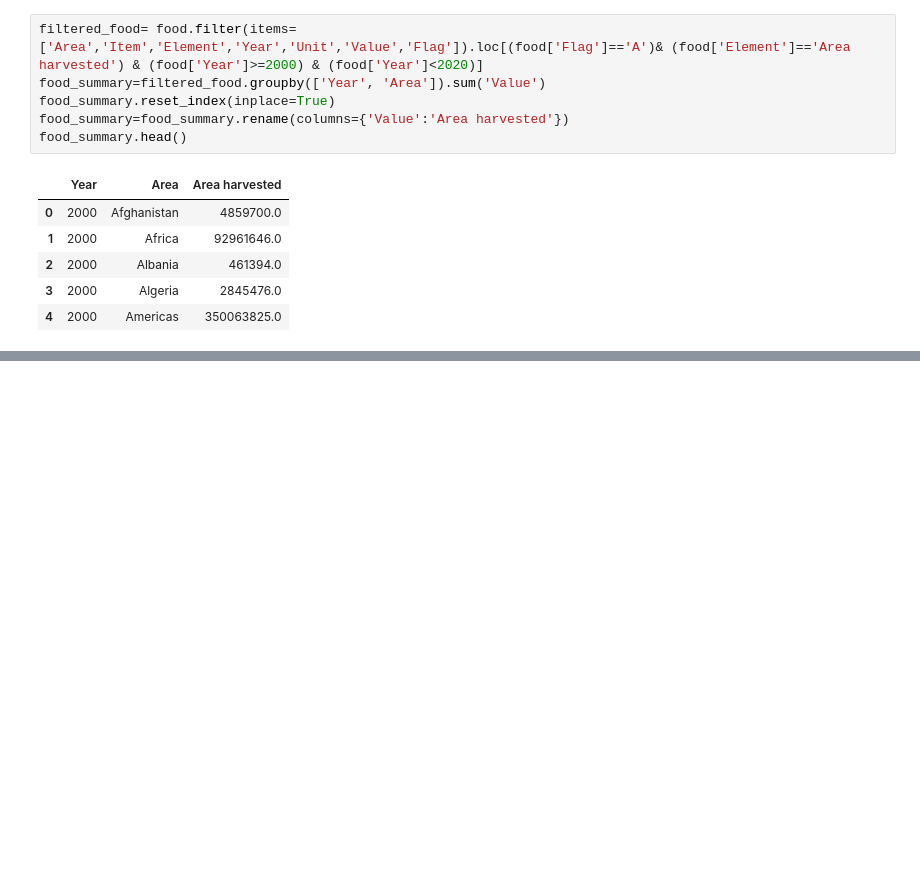
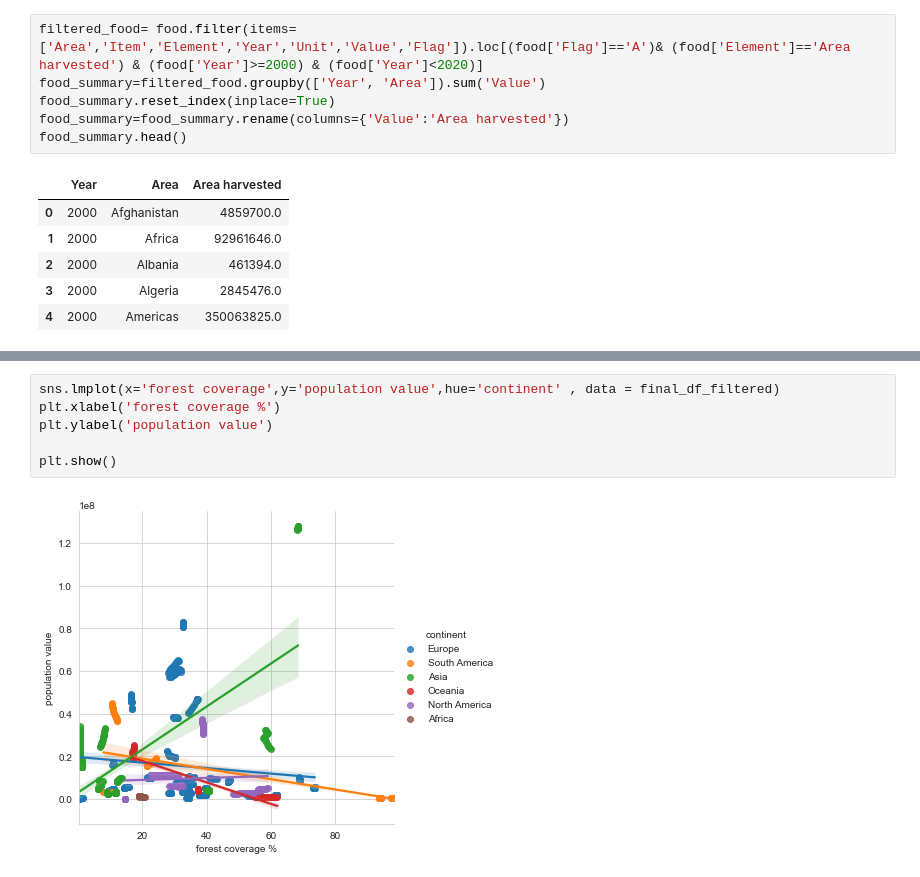
Before and after one commit to BoSuto/Specialist-Certificate-in-Data-Analytics-Essential-Jan-2023, a Jupyter notebook: Project_May_2023.ipynb, the cells around one changed output, grey strips where cells are left out. Cells and saved outputs as stored; diff of their text form; blank space fills up the shorter version.

```diff
--- a/Project_May_2023.ipynb
+++ b/Project_May_2023.ipynb
@@ -733,0 +660,8 @@ Notes:
+# %%
+sns.lmplot(x='forest coverage',y='population value',hue='continent' , data = final_df_filtered)
+plt.xlabel('forest coverage %')
+plt.ylabel('population value')
+
+plt.show()
+# %% [output]
+[figure, added]
```
Also changed, not shown: parts of 61 cells of this notebook.
